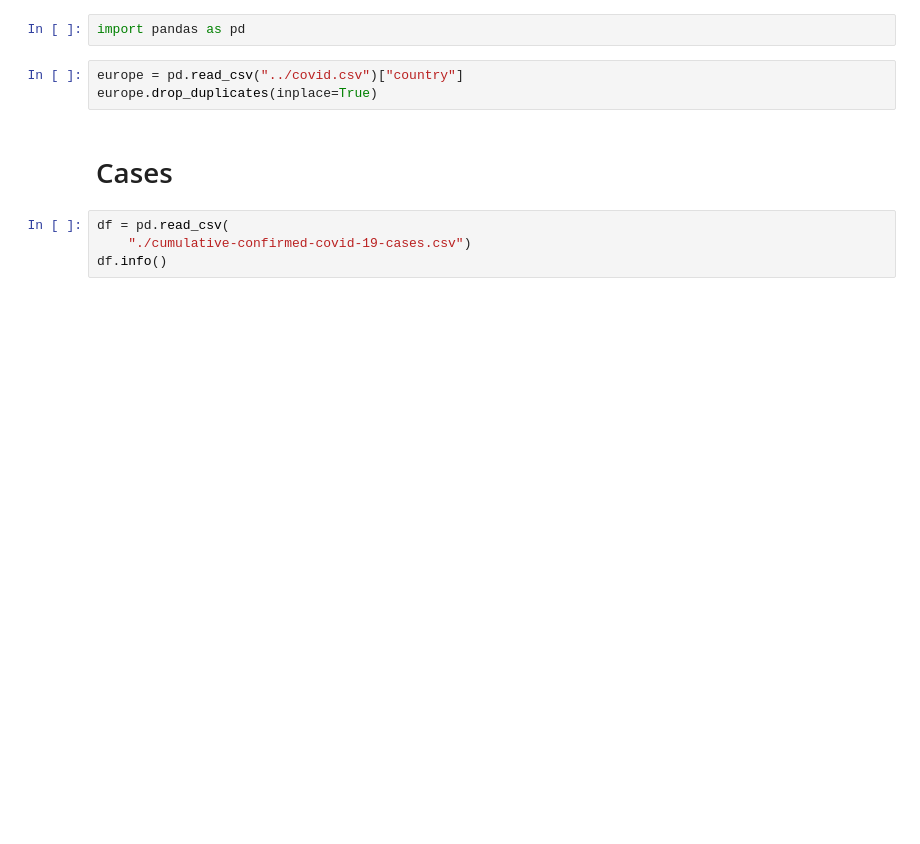
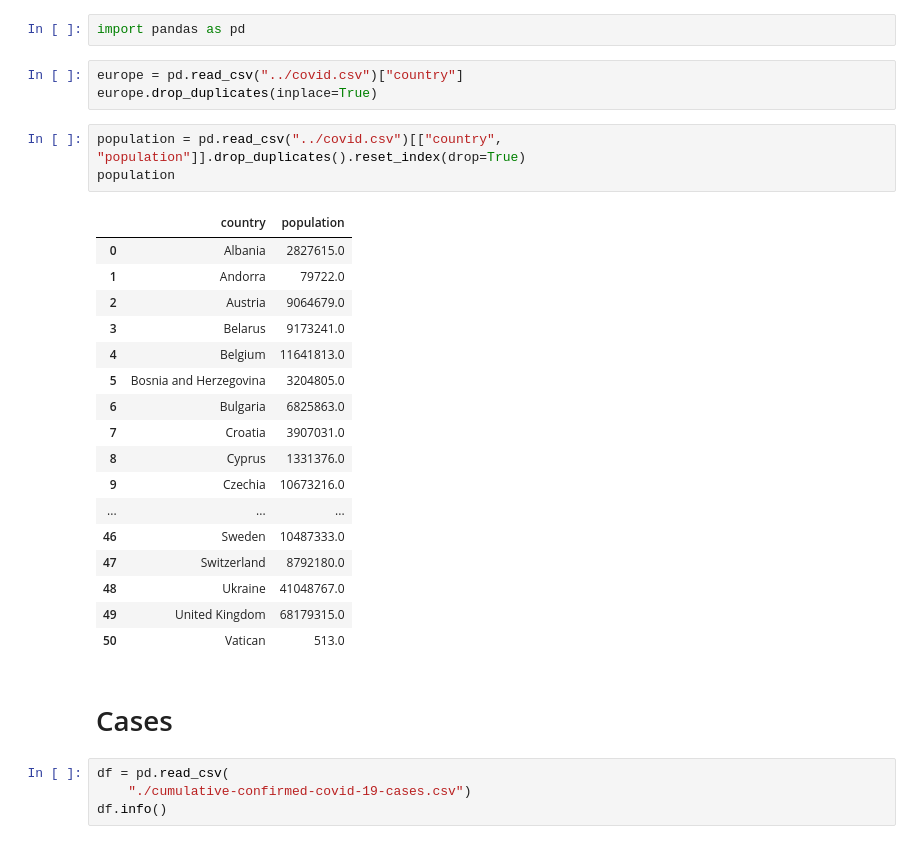
Before and after one commit to ChristianParodi/tristimuli-final-project, a Jupyter notebook: dataset/COVID/covid_temp/temp.ipynb, the cells around one changed output. Cells and saved outputs as stored; diff of their text form; blank space fills up the shorter version.

```diff
--- a/dataset/COVID/covid_temp/temp.ipynb
+++ b/dataset/COVID/covid_temp/temp.ipynb
@@ -3,6 +3,27 @@ import pandas as pd
 # %%
 europe = pd.read_csv("../covid.csv")["country"]
 europe.drop_duplicates(inplace=True)
+# %%
+population = pd.read_csv("../covid.csv")[["country", "population"]].drop_duplicates().reset_index(drop=True)
+population
+# %% [output]
+|  | country | population |
+| 0 | Albania | 2827615.0 |
+| 1 | Andorra | 79722.0 |
+| 2 | Austria | 9064679.0 |
+| 3 | Belarus | 9173241.0 |
+| 4 | Belgium | 11641813.0 |
+| 5 | Bosnia and Herzegovina | 3204805.0 |
+| 6 | Bulgaria | 6825863.0 |
+| 7 | Croatia | 3907031.0 |
+| 8 | Cyprus | 1331376.0 |
+| 9 | Czechia | 10673216.0 |
+| ... | ... | ... |
+| 46 | Sweden | 10487333.0 |
+| 47 | Switzerland | 8792180.0 |
+| 48 | Ukraine | 41048767.0 |
+| 49 | United Kingdom | 68179315.0 |
+| 50 | Vatican | 513.0 |
 # %% [markdown]
 # Cases
 # %%
```
Also changed, not shown: parts of 8 cells of this notebook, 2 other files.
